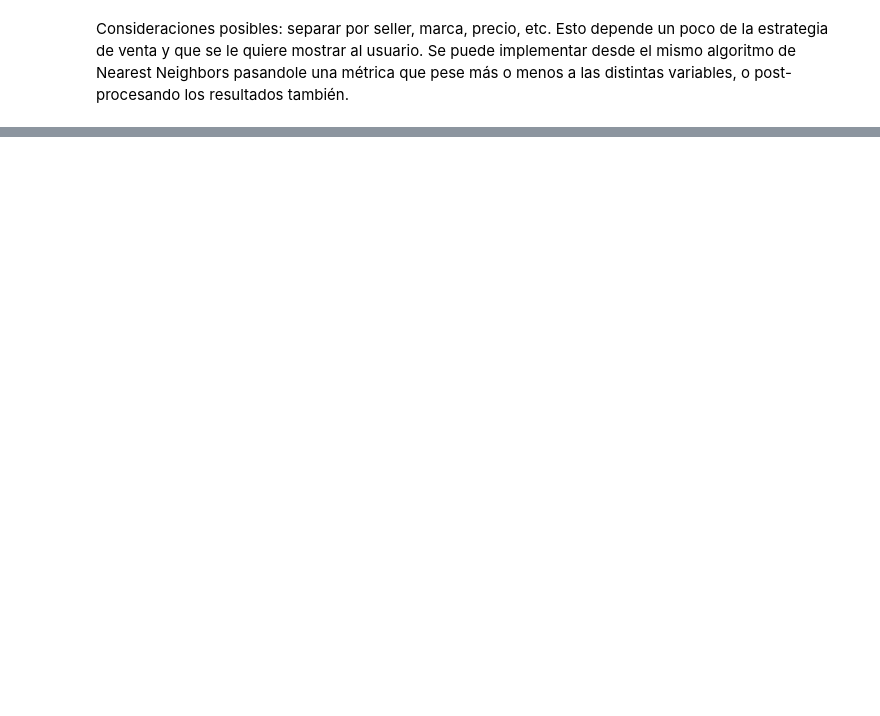
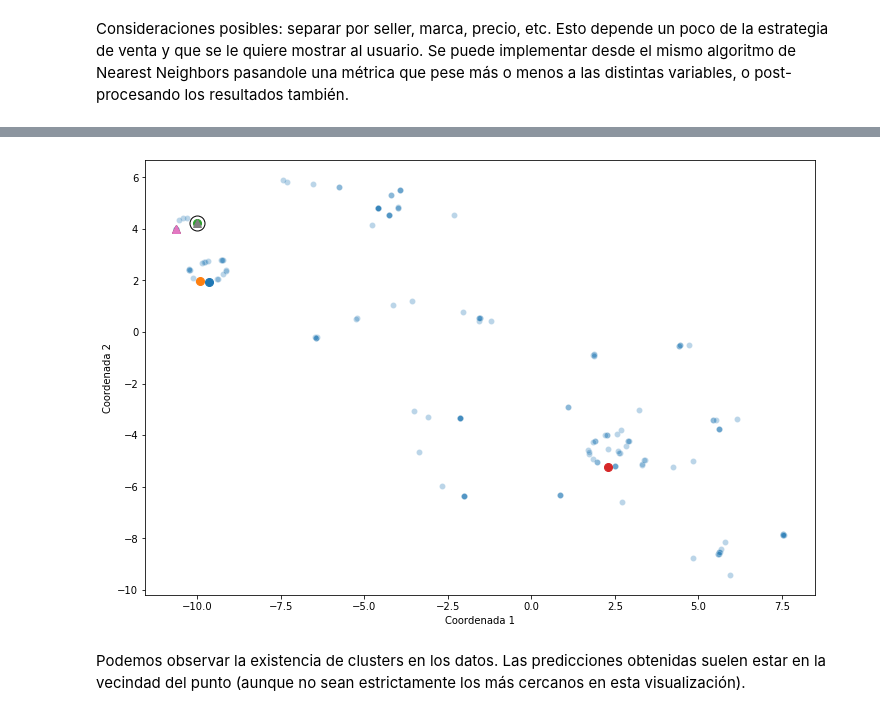
Before and after one commit to PatricioClark/MeLiChallenge, a Jupyter notebook: MeLi_DS_Challenge.ipynb, the cells around one changed output, grey strips where cells are left out. Saved outputs shown, nothing was run; the diff lists cells and outputs as text; code cells hidden in the pictures; blank space fills up the shorter version.

```diff
--- a/MeLi_DS_Challenge.ipynb
+++ b/MeLi_DS_Challenge.ipynb
@@ -289,0 +294,33 @@ for ii in res_attr[0]:
+# %%
+tsne = skmani.TSNE(n_components=2)
+tsne_results = tsne.fit_transform(attributes)
+
+data = {}
+data['tsne-2d-one'] = tsne_results[:,0]
+data['tsne-2d-two'] = tsne_results[:,1]
+plt.figure(figsize=(12,8))
+
+
+sns.scatterplot(
+    x="tsne-2d-one", y="tsne-2d-two",
+    palette=sns.color_palette("hls", 10),
+    data=data,
+    legend="full",
+    alpha=0.3
+)
+plt.xlabel('Coordenada 1')
+plt.ylabel('Coordenada 2')
+
+# Agrego las predicciones
+ii = res_text[0][0]
+plt.plot(data['tsne-2d-one'][ii], data['tsne-2d-two'][ii], 'ko', markersize=15, markerfacecolor='none')
+
+for ii in res_text[0][1:]:
+    plt.plot(data['tsne-2d-one'][ii], data['tsne-2d-two'][ii], 'o', markersize=8)
+
+for ii in res_attr[0][1:]:
+    plt.plot(data['tsne-2d-one'][ii], data['tsne-2d-two'][ii], '^', markersize=8)
+# %% [output]
+[figure, added]
+# %% [markdown]
+Podemos observar la existencia de clusters en los datos. Las predicciones obtenidas suelen estar en la vecindad del punto (aunque no sean estrictamente los más cercanos en esta visualización).
```
Also changed, not shown: parts of 23 cells of this notebook.
